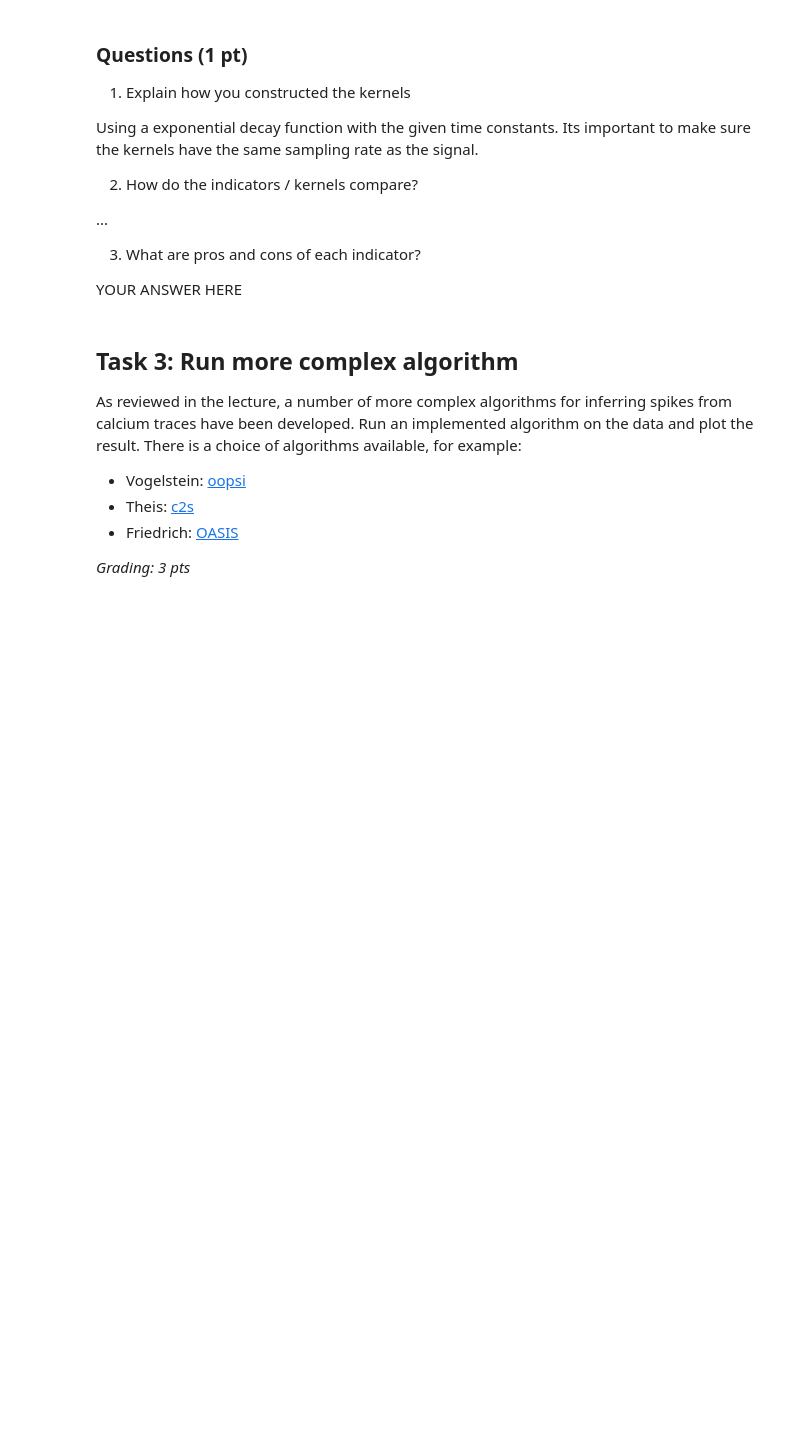
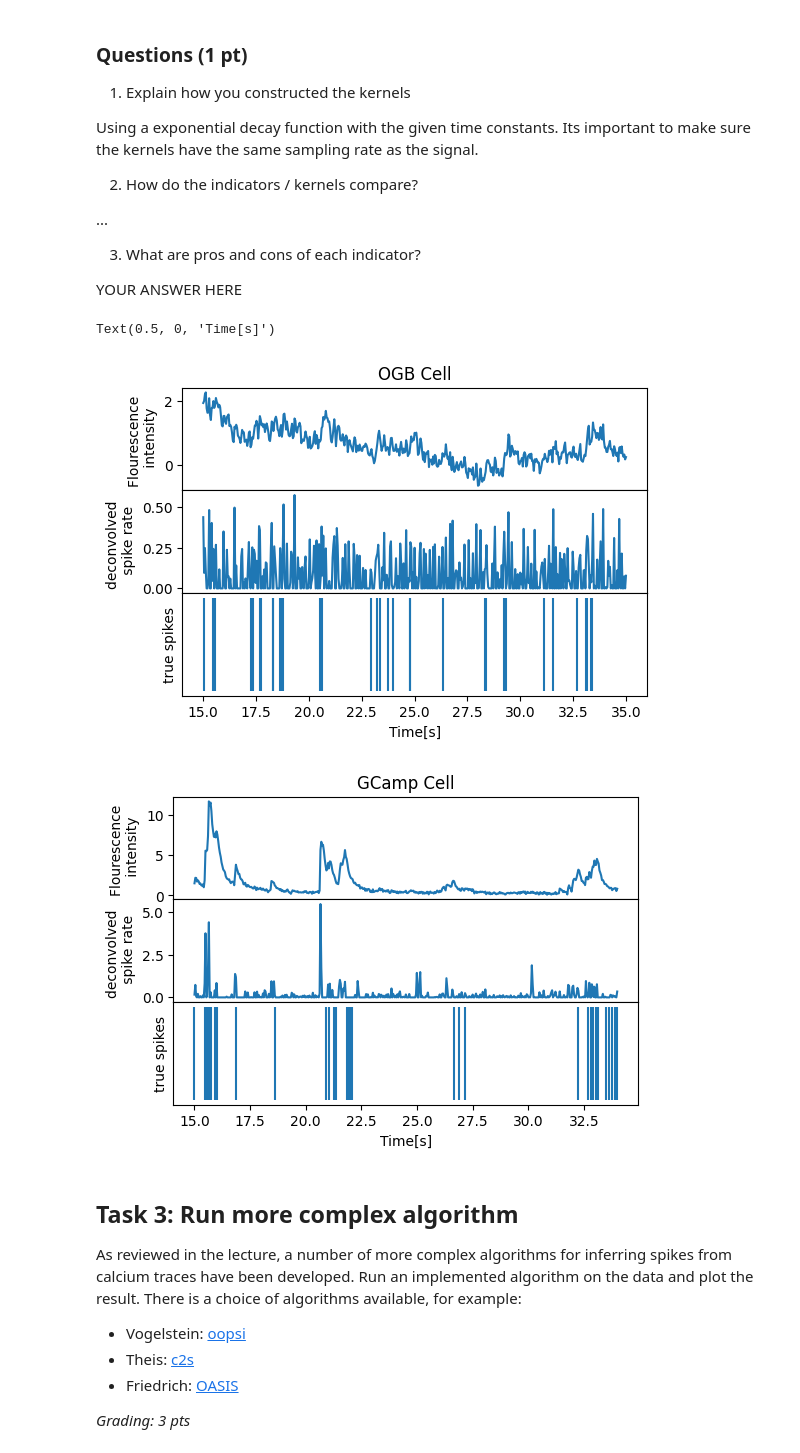
Before and after one commit to toniklenk/NeuralDataScience, a Jupyter notebook: notebooks/CodingLab3.ipynb, the cells around one changed output. Cells and saved outputs as stored; diff of their text form; code cells hidden in the pictures; blank space fills up the shorter version.

```diff
--- a/notebooks/CodingLab3.ipynb
+++ b/notebooks/CodingLab3.ipynb
@@ -303,3 +273,72 @@ fig, axs = plt.subplots(
+# %%
+# ----------------------------------------------------------------------
+# Compare true and deconvolved spikes rates for the OGB and GCamP cells.
+# What do you notice? Why is that? (3 pts)
+# ----------------------------------------------------------------------
+start, stop = 15, 35
+
+ogb_deconv = deconv_ca(ogb_calcium.loc[:, "5"], tau_ogb, dt)
+gcamp_deconv = deconv_ca(gcamp_calcium.loc[:, "6"], tau_gcamp, dt)
+
+# spiketrains can't be negative
+ogb_deconv[ogb_deconv < 0] = 0
+gcamp_deconv[gcamp_deconv < 0] = 0
+
+
+# need to crop index, as deconvolved signal has marginally different array size
+ogb_deconv = pd.DataFrame(ogb_deconv, index=ogb_calcium.index[: ogb_deconv.size])
+gcamp_deconv = pd.DataFrame(
+    gcamp_deconv, index=gcamp_calcium.index[: gcamp_deconv.size]
+)
+# true spikes
+ogb, gcamp = ogb_spikes.loc[start:stop, "5"], gcamp_spikes.loc[start:stop, "6"]
+
+fig, (ax1, ax2, ax3) = plt.subplots(
+    3,
+    1,
+    figsize=(6, 4),
+    height_ratios=[1, 1, 1],
+    sharex=True,
+    gridspec_kw=dict(hspace=0),
+)
+
+# OGB Cell
+ax1.set_title("OGB Cell")
+ax1.set_ylabel("Flourescence \n intensity")
+ax1.plot(ogb_calcium.loc[start:stop, "5"])
+ax2.set_ylabel("deconvolved \n spike rate")
+ax2.plot(ogb_deconv.loc[start:stop])
+ax3.vlines(
+    ogb[ogb == 1].index.values,
+    ymin=0,
+    ymax=1,
+)
+ax3.set_yticks([])
+ax3.set_ylabel("true spikes")
+ax3.set_xlabel("Time[s]")
+
+fig, (ax1, ax2, ax3) = plt.subplots(
+    3, 1, figsize=(6, 4), height_ratios=[1, 1, 1], gridspec_kw=dict(hspace=0)
+)
+
+# GCamp Cell
+ax1.set_title("GCamp Cell")
+ax1.set_ylabel("Flourescence \n intensity")
+ax1.plot(gcamp_calcium.loc[start:stop, "6"])
+ax2.set_ylabel("deconvolved \n spike rate")
+ax2.plot(gcamp_deconv.loc[start:stop])
+ax3.vlines(
+    gcamp[gcamp == 1].index,
+    ymin=0,
+    ymax=1,
+)
+ax3.set_yticks([])
+ax3.set_ylabel("true spikes")
+ax3.set_xlabel("Time[s]")
+# %% [output]
+Text(0.5, 0, 'Time[s]')
+[figure, added]
+[figure, added]
 # %% [markdown]
 ## Task 3: Run more complex algorithm
 
```
Also changed, not shown: parts of 12 cells of this notebook, 3 other files.
